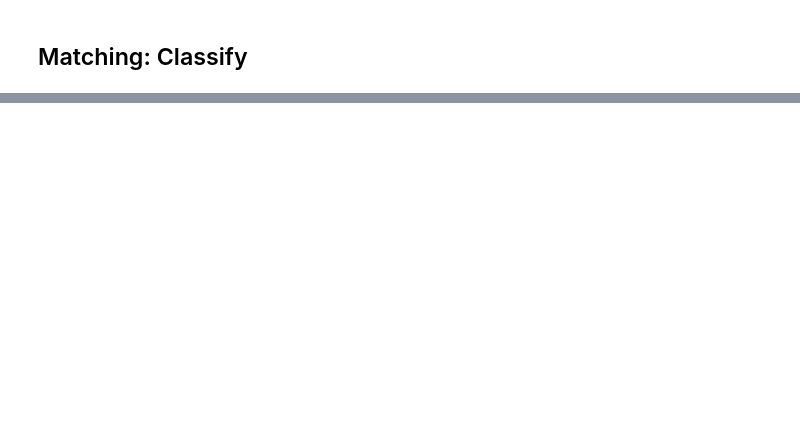
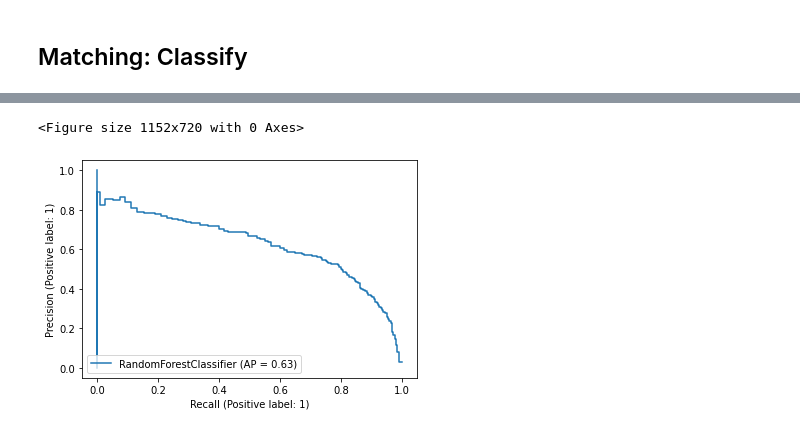
Before and after one commit to vintasoftware/entity-embed, a Jupyter notebook: notebooks/End-to-End-Matching.ipynb, the cells around one changed output, grey strips where cells are left out. Drawn from its saved outputs; the diff is of its cells as text; code cells hidden in the pictures; blank space fills up the shorter version.

```diff
--- a/notebooks/End-to-End-Matching.ipynb
+++ b/notebooks/End-to-End-Matching.ipynb
@@ -342,0 +340,3 @@ test_feature_df.head(3)
+# %%
+train_valid_feature_df = pd.concat([train_feature_df, valid_feature_df])
+train_valid_feature_df.head(3)
@@ -342,0 +349,13 @@ test_feature_df.head(3)
+# %%
+train_true_y = np.array([pair in train_pos_pair_set for pair in train_found_pair_set], dtype='i4')
+valid_true_y = np.array([pair in valid_pos_pair_set for pair in valid_found_pair_set], dtype='i4')
+test_true_y = np.array([pair in test_pos_pair_set for pair in test_found_pair_set], dtype='i4')
+# %%
+train_valid_true_y = np.concatenate([train_true_y, valid_true_y])
+# %%
+%%time
+
+from sklearn.ensemble import RandomForestClassifier
+
+clf = RandomForestClassifier(oob_score=True, n_jobs=-1, random_state=random_seed)
+clf.fit(train_valid_feature_df, train_valid_true_y)
@@ -342,0 +433,12 @@ test_feature_df.head(3)
+# %%
+%matplotlib inline
+import matplotlib.pyplot as plt
+from sklearn.metrics import plot_precision_recall_curve
+from sklearn.metrics import average_precision_score
+
+plt.figure(figsize=(16,10))
+
+disp = plot_precision_recall_curve(clf, test_feature_df, test_true_y)
+# %% [output]
+<Figure size 1152x720 with 0 Axes>
+[figure, added]
```
Also changed, not shown: parts of 25 cells of this notebook.
